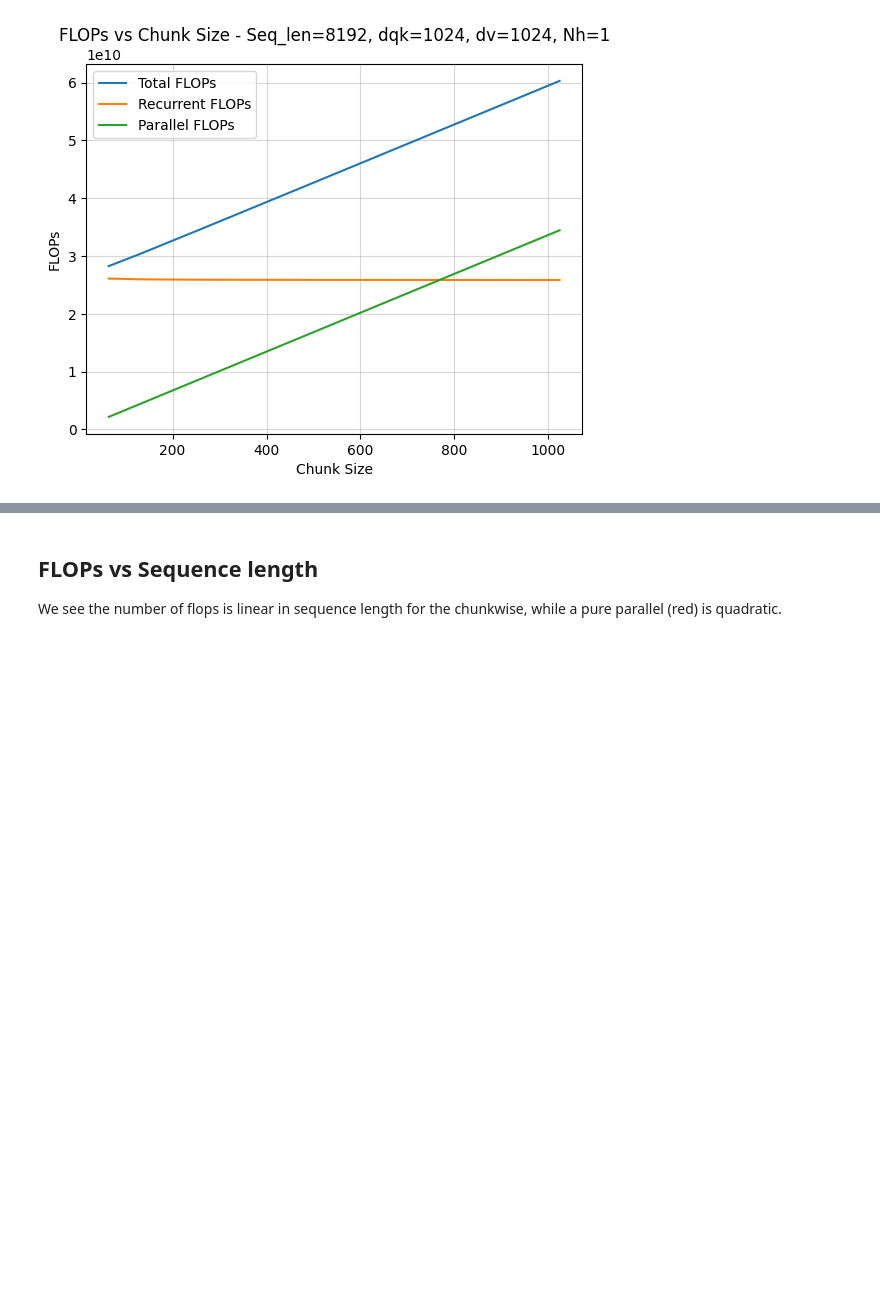
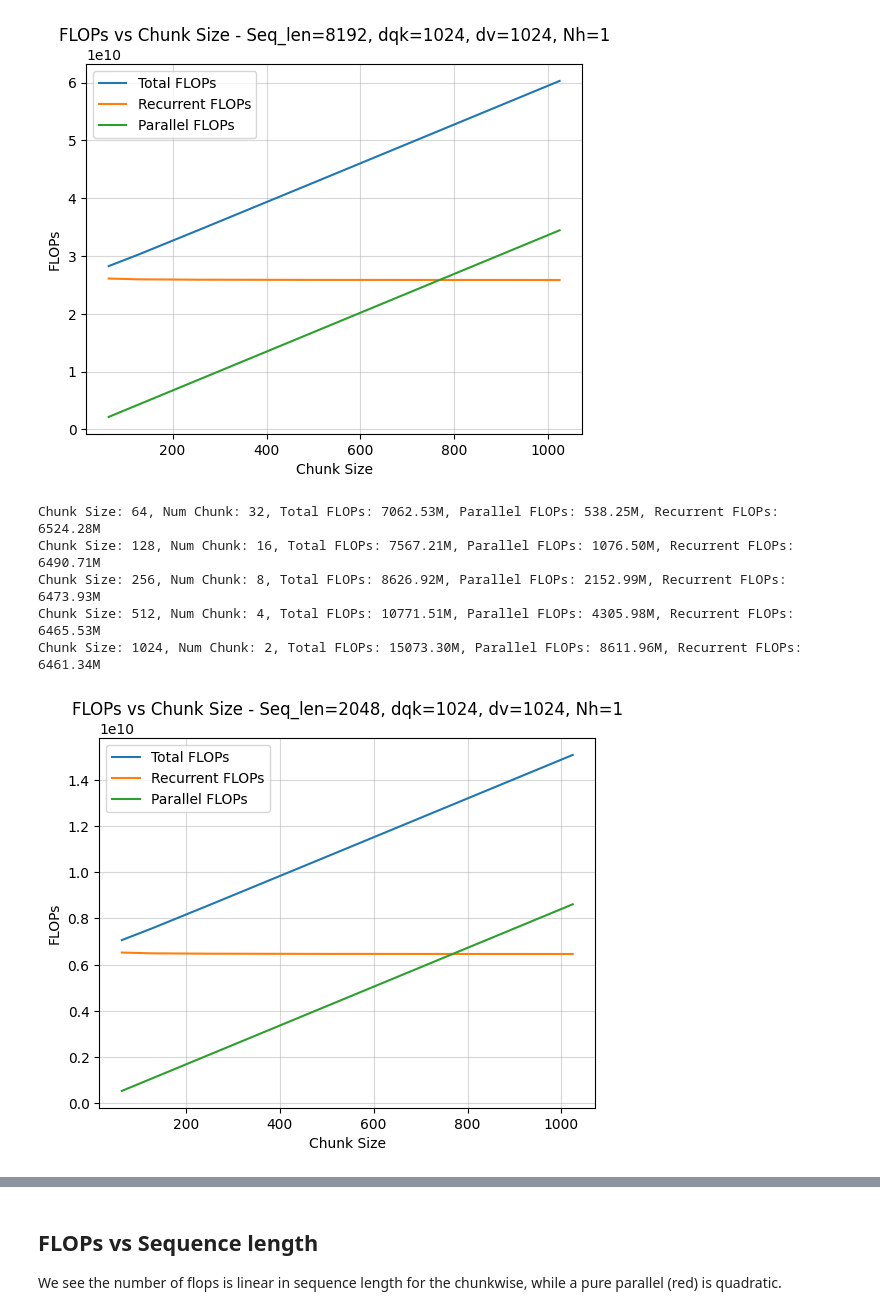
Before and after one commit to subho406/mlstm_kernels, a Jupyter notebook: notebooks/flop_counting/mlstm_cell--count_flops_by_hand.ipynb, the cells around one changed output, grey strips where cells are left out. Saved outputs shown, nothing was run; the diff lists cells and outputs as text; code cells hidden in the pictures; blank space fills up the shorter version.

```diff
--- a/notebooks/flop_counting/mlstm_cell--count_flops_by_hand.ipynb
+++ b/notebooks/flop_counting/mlstm_cell--count_flops_by_hand.ipynb
@@ -120,3 +120,21 @@ Chunk Size: 256, Num Chunk: 32, Total FLOPs: 34507.67M, Parallel FLOPs: 8611.97M
 Chunk Size: 512, Num Chunk: 16, Total FLOPs: 43086.06M, Parallel FLOPs: 17223.92M, Recurrent FLOPs: 25862.14M
 Chunk Size: 1024, Num Chunk: 8, Total FLOPs: 60293.18M, Parallel FLOPs: 34447.83M, Recurrent FLOPs: 25845.35M
 [figure]
+# %%
+fig = make_chunkwise_flop_chunksize_sweep(
+    seq_len=2048,
+    chunk_sizes=[64, 128, 256, 512, 1024],
+    dqk=1024,
+    dv=1024,
+    Nh=1,
+    factor_exp=1,
+    factor_max=1,
+    factor_mask=1,
+)
+# %% [output]
+Chunk Size: 64, Num Chunk: 32, Total FLOPs: 7062.53M, Parallel FLOPs: 538.25M, Recurrent FLOPs: 6524.28M
+Chunk Size: 128, Num Chunk: 16, Total FLOPs: 7567.21M, Parallel FLOPs: 1076.50M, Recurrent FLOPs: 6490.71M
+Chunk Size: 256, Num Chunk: 8, Total FLOPs: 8626.92M, Parallel FLOPs: 2152.99M, Recurrent FLOPs: 6473.93M
+Chunk Size: 512, Num Chunk: 4, Total FLOPs: 10771.51M, Parallel FLOPs: 4305.98M, Recurrent FLOPs: 6465.53M
+Chunk Size: 1024, Num Chunk: 2, Total FLOPs: 15073.30M, Parallel FLOPs: 8611.96M, Recurrent FLOPs: 6461.34M
+[figure, added]
```
Also changed, not shown: parts of 4 cells of this notebook, 9 other files.
